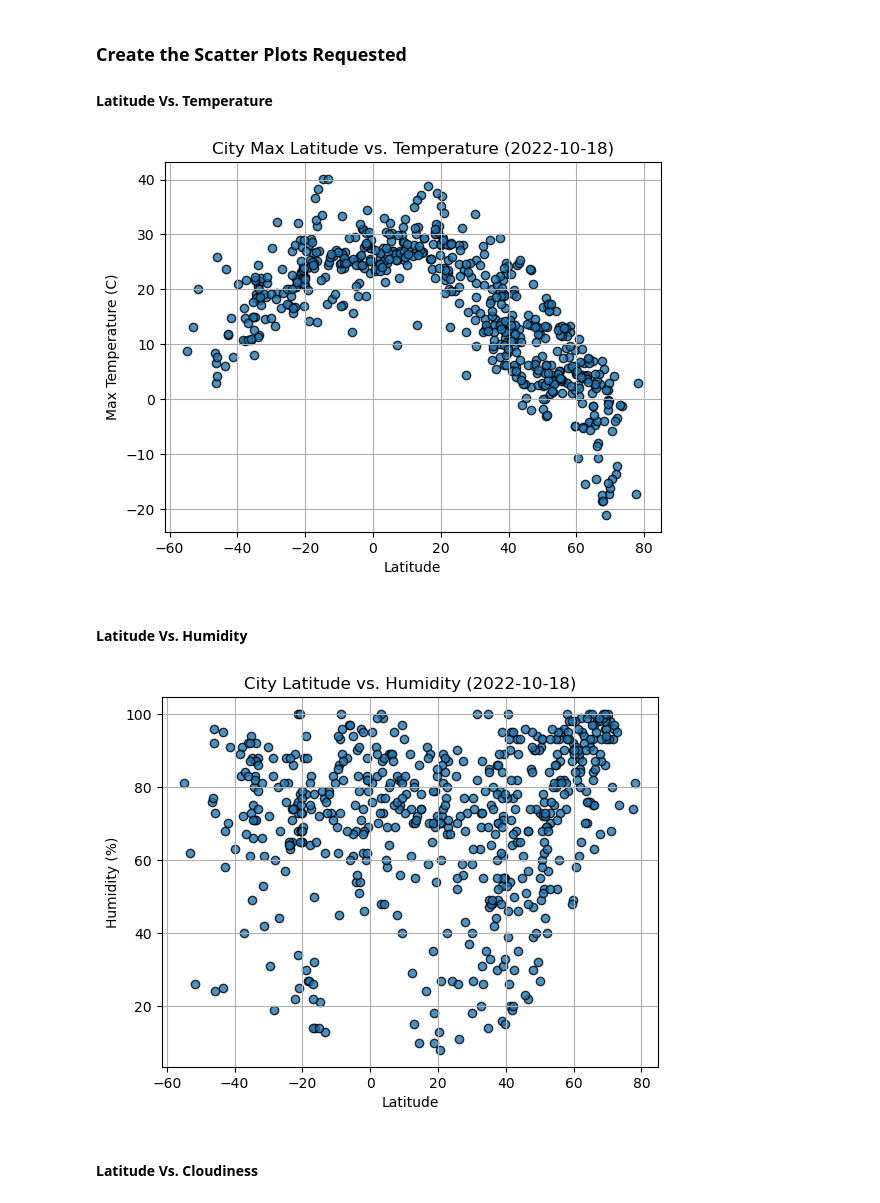
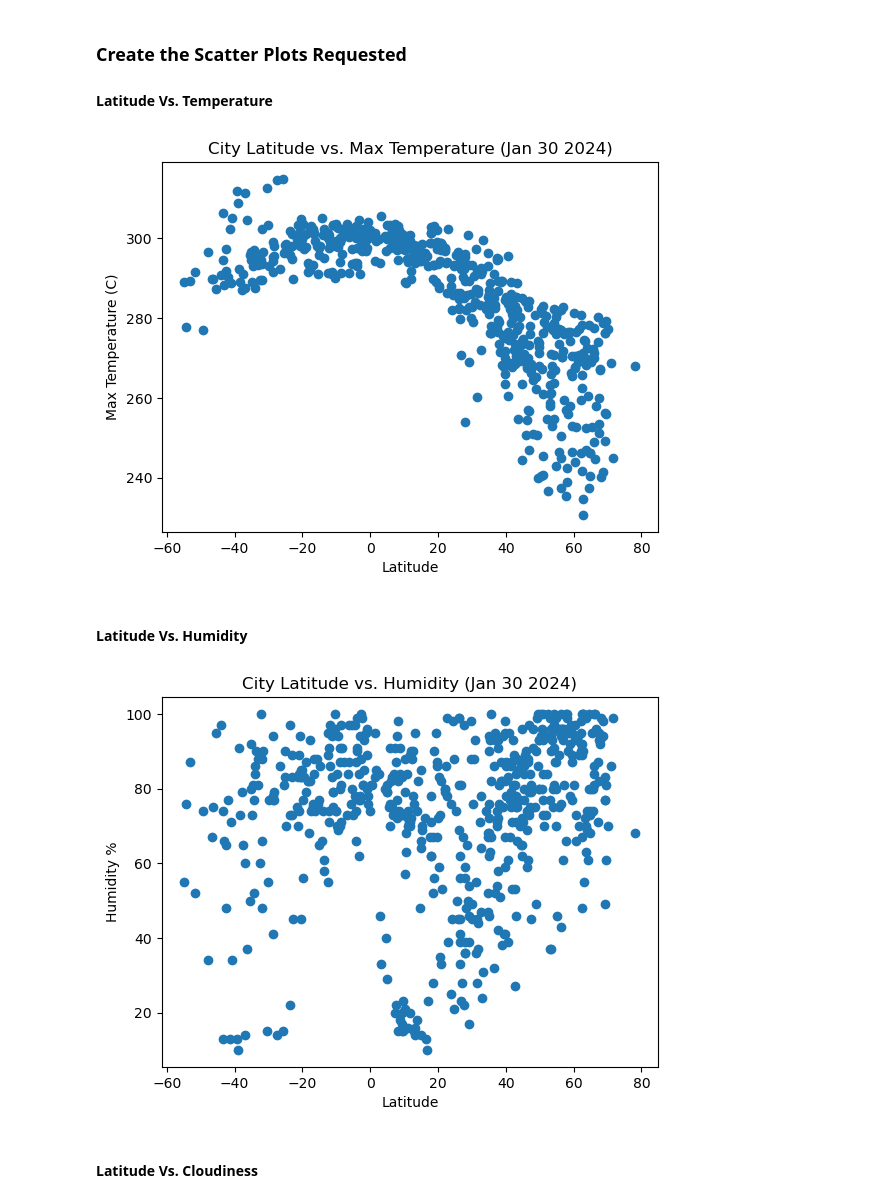
Before and after one commit to clorden1/python-api-challenge, a Jupyter notebook: Starter_Code/starter_code/WeatherPy.ipynb, the cells around one changed output. Drawn from its saved outputs; the diff is of its cells as text; code cells hidden in the pictures.

```diff
--- a/Starter_Code/starter_code/WeatherPy.ipynb
+++ b/Starter_Code/starter_code/WeatherPy.ipynb
@@ -211,34 +189,38 @@ city_data_df.head()
 #### Latitude Vs. Temperature
 # %%
 # Build scatter plot for latitude vs. temperature
-# YOUR CODE HERE
+plt.scatter(x = city_data_df["Lat"], y = city_data_df["Max Temp"])
 
 # Incorporate the other graph properties
-# YOUR CODE HERE
+plt.xlabel("Latitude")
+plt.ylabel("Max Temperature (C)")
+plt.title("City Latitude vs. Max Temperature (Jan 30 2024)")
 
 # Save the figure
-plt.savefig("output_data/Fig1.png")
+plt.savefig("../output_data/Fig1.png")
 
 # Show plot
 plt.show()
 # %% [output]
-[figure, old version]
+[figure, new version]
 # %% [markdown]
 #### Latitude Vs. Humidity
 # %%
 # Build the scatter plots for latitude vs. humidity
-# YOUR CODE HERE
+plt.scatter(x = city_data_df["Lat"], y = city_data_df["Humidity"])
 
 # Incorporate the other graph properties
-# YOUR CODE HERE
+plt.xlabel("Latitude")
+plt.ylabel("Humidity %")
+plt.title("City Latitude vs. Humidity (Jan 30 2024)")
 
 # Save the figure
-plt.savefig("output_data/Fig2.png")
+plt.savefig("../output_data/Fig2.png")
 
 # Show plot
 plt.show()
 # %% [output]
-[figure, old version]
+[figure, new version]
 # %% [markdown]
 #### Latitude Vs. Cloudiness
 # %%
```
Also changed, not shown: parts of 31 cells of this notebook, 4 other files.
